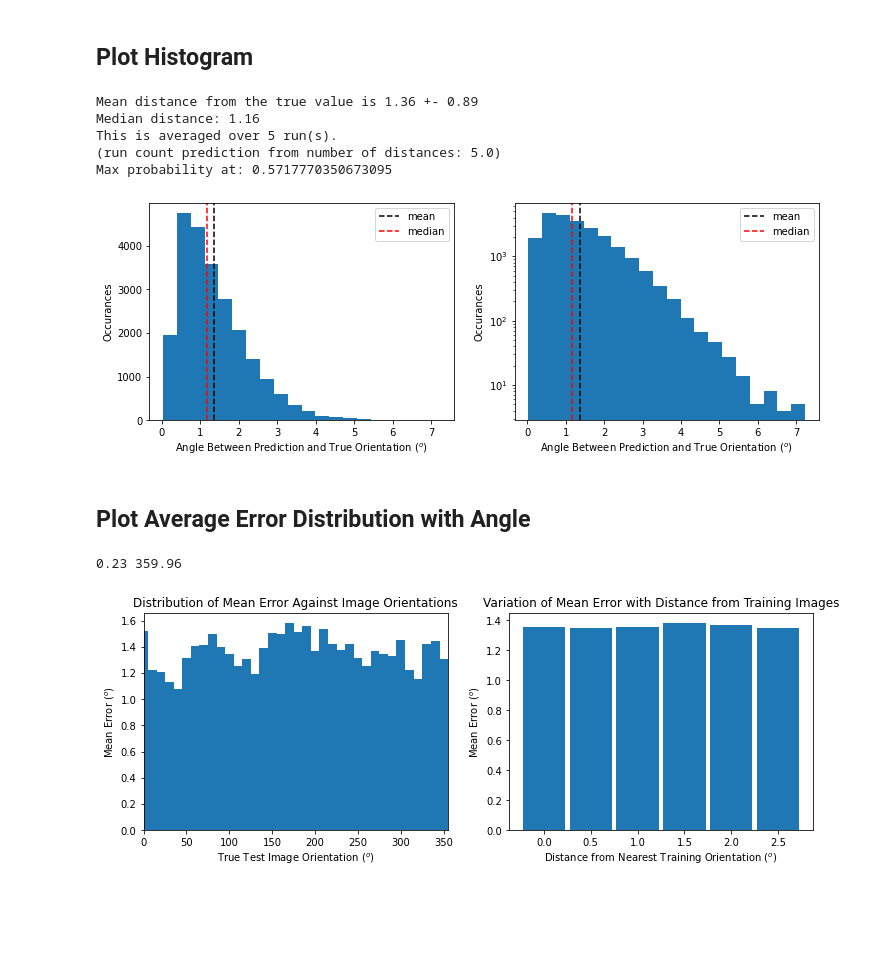
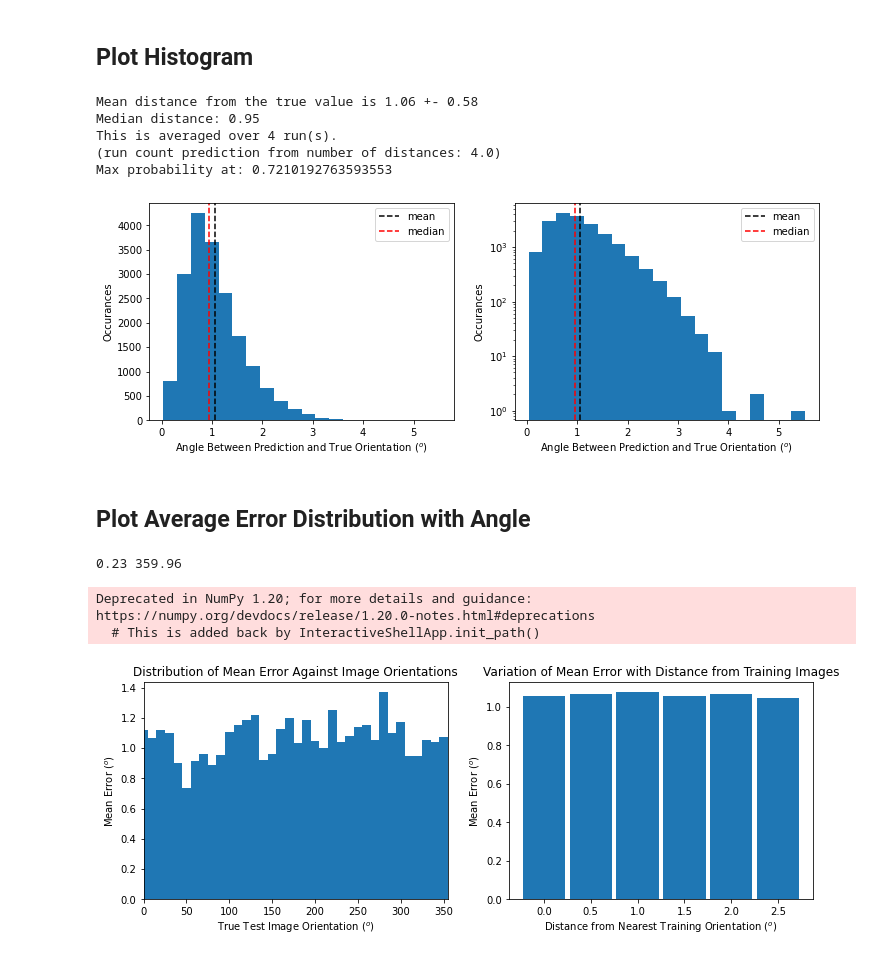
Before and after one commit to SEMOrientation/Y4ProjectNotebooks, a Jupyter notebook: 2D_Network.ipynb, the cells around one changed output. Cells and saved outputs as stored; diff of their text form; code cells hidden in the pictures; blank space fills up the shorter version.

```diff
--- a/2D_Network.ipynb
+++ b/2D_Network.ipynb
@@ -542,7 +559,7 @@ training_data = DataLoader(os.path.join(DATASET_DIR, "train"), batch_size=16,
                            ],
                            aug=[
                                 #preproc_LinearAug((0.95, 1.05), (-0.02, 0.02)),
-                                preproc_BrightnessAug(0.75, 1.25),
+                                preproc_BrightnessAug(0.75, 1.0),
                                 preproc_Shuffle(),
                            ]
                            )
@@ -871,12 +888,12 @@ ax.legend()
 plt.savefig("error_hist.pdf")
 plt.show()
 # %% [output]
-Mean distance from the true value is 1.36 +- 0.89
-Median distance: 1.16
-This is averaged over 5 run(s).
-(run count prediction from number of distances: 5.0)
-Max probability at: 0.5717770350673095
+Mean distance from the true value is 1.06 +- 0.58
+Median distance: 0.95
+This is averaged over 4 run(s).
+(run count prediction from number of distances: 4.0)
+Max probability at: 0.7210192763593553
-[figure, old version]
+[figure, new version]
 # %% [markdown]
 ## Plot Average Error Distribution with Angle
 # %%
@@ -899,32 +916,34 @@ for i, category in enumerate(categories):
   average_distances[i] = np.sum(category_distances)/category_distances.shape[0]
 # %% [output]
 0.23 359.96
+Deprecated in NumPy 1.20; for more details and guidance: https://numpy.org/devdocs/release/1.20.0-notes.html#deprecations
+  # This is added back by InteractiveShellApp.init_path()
 # %%
 full_categories = np.linspace(0, 360, num=36, endpoint=False)
-full_closest_indices = np.zeros(angles.shape, dtype=np.int)
+full_closest_indices = np.zeros(angles.shape, dtype=int)
 for i in tqdm(range(angles.shape[0])):
   full_closest_indices[i] = np.abs(full_categories - angles[i]).argmin()
 full_average_distances = np.zeros(full_categories.shape, dtype=distances.dtype)
 for i, category in enumerate(full_categories):
   full_category_distances = distances[full_closest_indices == i]
   full_average_distances[i] = np.sum(full_category_distances)/full_category_distances.shape[0]
 
 plt.figure(figsize=(plt.rcParams['figure.figsize'][0]*2, plt.rcParams['figure.figsize'][1]))
 gs = gridspec.GridSpec(1, 2)
 ax = plt.subplot(gs[0])
 ax.bar(full_categories, full_average_distances, width=(360)/(full_categories.shape[0]-1))
 ax.set_xlabel("True Test Image Orientation ($^o$)")
 ax.set_ylabel("Mean Error ($^o$)")
 ax.set_title("Distribution of Mean Error Against Image Orientations")
 ax.set_xlim(0, 355)
 
 ax = plt.subplot(gs[1])
 ax.bar(categories, average_distances, width=(SPACING/2)/(categories.shape[0]-1)-0.05)
 ax.set_xlabel("Distance from Nearest Training Orientation ($^o$)")
 ax.set_ylabel("Mean Error ($^o$)")
 ax.set_title("Variation of Mean Error with Distance from Training Images")
 
 plt.savefig("angular_error_hist.pdf")
 plt.show()
 # %% [output]
-[figure, old version]
+[figure, new version]
```
Also changed, not shown: parts of 9 cells of this notebook.
